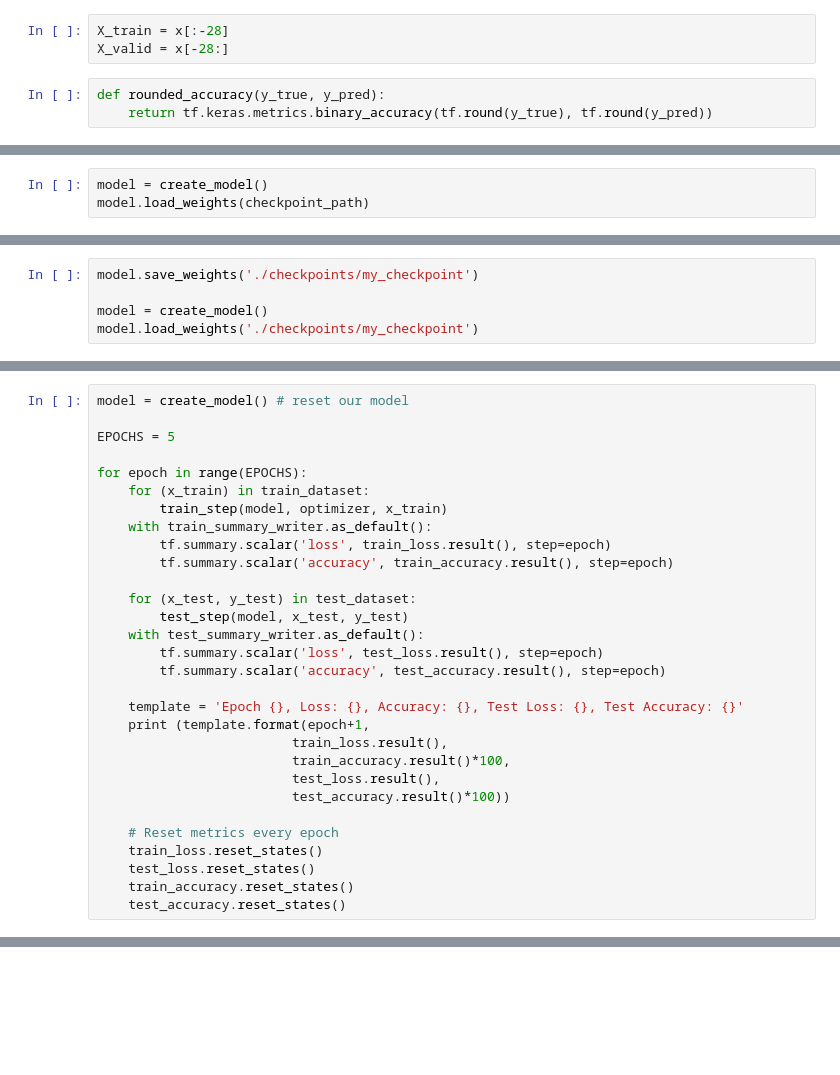
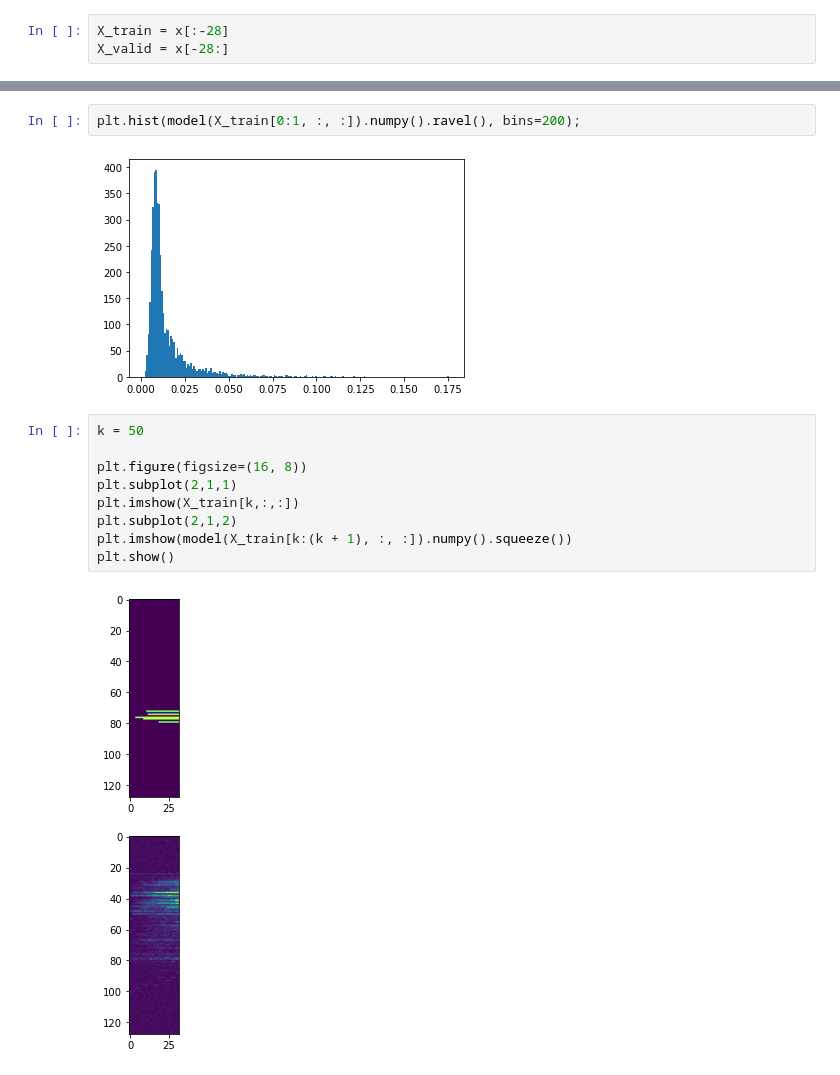
Before and after one commit to Vigrel/music-generation, a Jupyter notebook: ModelChkpTensorboard.ipynb, the cells around one changed output, grey strips where cells are left out. Saved outputs shown, nothing was run; the diff lists cells and outputs as text; blank space fills up the shorter version.

```diff
--- a/ModelChkpTensorboard.ipynb
+++ b/ModelChkpTensorboard.ipynb
@@ -30,9 +28,6 @@ x = np.load('samples.npy')
 # %%
 X_train = x[:-28]
 X_valid = x[-28:]
-# %%
-def rounded_accuracy(y_true, y_pred):
-    return tf.keras.metrics.binary_accuracy(tf.round(y_true), tf.round(y_pred))
 # %%
 np.random.seed(42)
 
@@ -86,3 +99,0 @@ Epoch 00010: saving model to training_1\cp.ckpt
-# %%
-model = create_model()
-model.load_weights(checkpoint_path)
@@ -120,5 +99,0 @@ latest
-# %%
-model.save_weights('./checkpoints/my_checkpoint')
-
-model = create_model()
-model.load_weights('./checkpoints/my_checkpoint')
@@ -171,31 +100 @@ test_summary_writer = tf.summary.create_file_writer(test_log_dir)
-# %%
-model = create_model() # reset our model
-
-EPOCHS = 5
-
-for epoch in range(EPOCHS):
-    for (x_train) in train_dataset:
-        train_step(model, optimizer, x_train)
-    with train_summary_writer.as_default():
-        tf.summary.scalar('loss', train_loss.result(), step=epoch)
-        tf.summary.scalar('accuracy', train_accuracy.result(), step=epoch)
-
-    for (x_test, y_test) in test_dataset:
-        test_step(model, x_test, y_test)
-    with test_summary_writer.as_default():
-        tf.summary.scalar('loss', test_loss.result(), step=epoch)
-        tf.summary.scalar('accuracy', test_accuracy.result(), step=epoch)
-
-    template = 'Epoch {}, Loss: {}, Accuracy: {}, Test Loss: {}, Test Accuracy: {}'
-    print (template.format(epoch+1,
-                         train_loss.result(),
-                         train_accuracy.result()*100,
-                         test_loss.result(),
-                         test_accuracy.result()*100))
-
-    # Reset metrics every epoch
-    train_loss.reset_states()
-    test_loss.reset_states()
-    train_accuracy.reset_states()
-    test_accuracy.reset_states()
 # %%
@@ -202,0 +105,15 @@ for epoch in range(EPOCHS):
+# %%
+plt.hist(model(X_train[0:1, :, :]).numpy().ravel(), bins=200);
+# %% [output]
+[figure, added]
+# %%
+k = 50
+
+plt.figure(figsize=(16, 8))
+plt.subplot(2,1,1)
+plt.imshow(X_train[k,:,:])
+plt.subplot(2,1,2)
+plt.imshow(model(X_train[k:(k + 1), :, :]).numpy().squeeze())
+plt.show()
+# %% [output]
+[figure, added]
```
Also changed, not shown: parts of 24 cells of this notebook, 1 other file.
